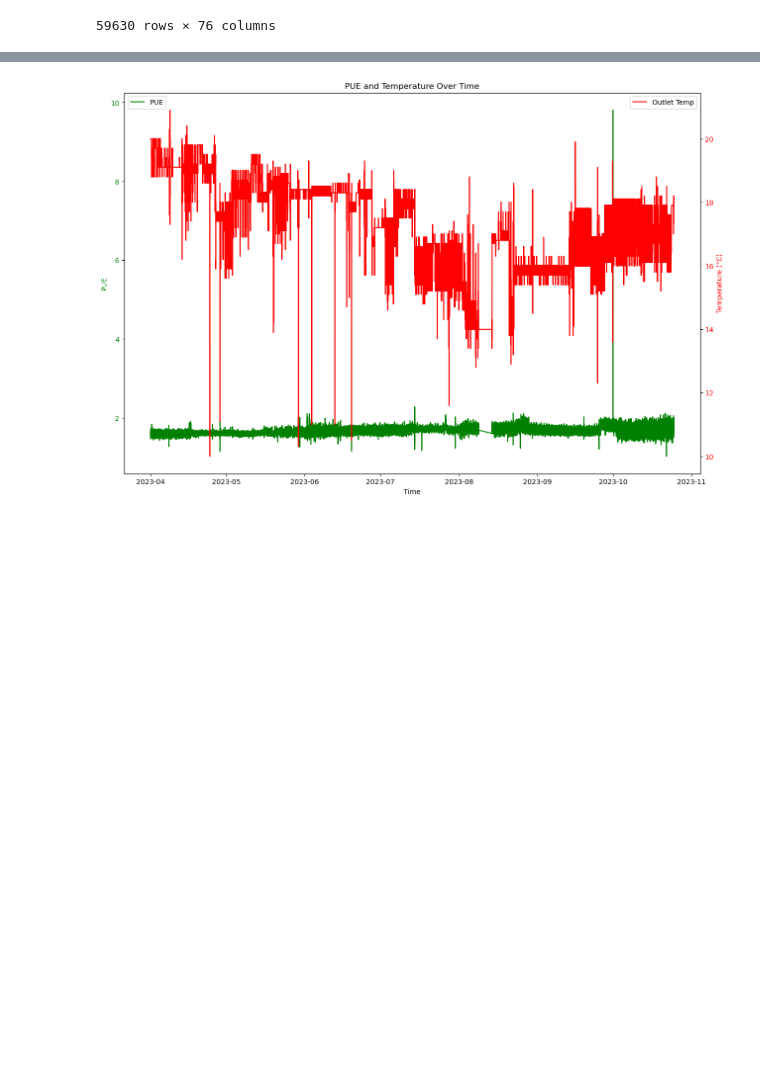
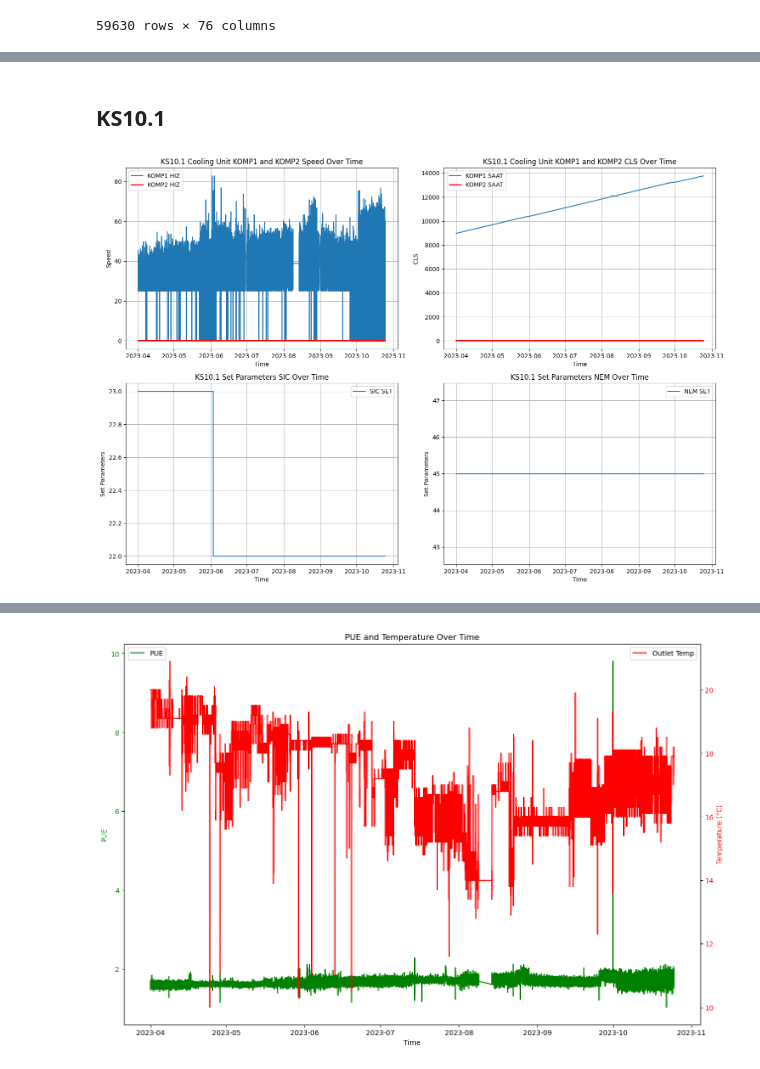
Before and after one commit to boraaktas/INDR491, a Jupyter notebook: jupyter/KS10_PREDICTION.ipynb, the cells around one changed output, grey strips where cells are left out. Drawn from its saved outputs; the diff is of its cells as text; code cells hidden in the pictures; blank space fills up the shorter version.

```diff
--- a/jupyter/KS10_PREDICTION.ipynb
+++ b/jupyter/KS10_PREDICTION.ipynb
@@ -33,0 +120,48 @@ FINAL_DF
+# %% [markdown]
+## KS10.1
+# %%
+# plot everything about KS10.1 with subplots FOR EACH ROW FOR SUBPLOTS PLOT 2 GRAPHS
+plt.figure(figsize=(15, 20))
+
+# Subplot for KS10.1 Cooling Unit Speed for KOMP1
+plt.subplot(4, 2, 1)
+plt.plot(FINAL_DF['Timestamp'], FINAL_DF['I_KOMP1_HIZ'], label='KOMP1 HIZ')
+plt.plot(FINAL_DF['Timestamp'], FINAL_DF['I_KOMP2_HIZ'], label='KOMP2 HIZ', color='r', linewidth=2)
+plt.title('KS10.1 Cooling Unit KOMP1 and KOMP2 Speed Over Time')
+plt.xlabel('Time')
+plt.ylabel('Speed')
+plt.grid()
+plt.legend()
+
+# Subplot for KS10.1 Cooling Unit CLS for KOMP1
+plt.subplot(4, 2, 2)
+plt.plot(FINAL_DF['Timestamp'], FINAL_DF['I_KOMP1_SAAT'], label='KOMP1 SAAT')
+plt.plot(FINAL_DF['Timestamp'], FINAL_DF['I_KOMP2_SAAT'], label='KOMP2 SAAT', color='r', linewidth=2)
+plt.title('KS10.1 Cooling Unit KOMP1 and KOMP2 CLS Over Time')
+plt.xlabel('Time')
+plt.ylabel('CLS')
+plt.grid()
+plt.legend()
+
+# Subplot for KS10.1 Cooling Unit Set Parameters SIC
+plt.subplot(4, 2, 3)
+plt.plot(FINAL_DF['Timestamp'], FINAL_DF['I_SIC_SET'], label='SIC SET')
+plt.title('KS10.1 Set Parameters SIC Over Time')
+plt.xlabel('Time')
+plt.ylabel('Set Parameters')
+plt.grid()
+plt.legend()
+
+# Subplot for KS10.1 Cooling Unit Set Parameters NEM
+plt.subplot(4, 2, 4)
+plt.plot(FINAL_DF['Timestamp'], FINAL_DF['I_NEM_SET'], label='NEM SET')
+plt.title('KS10.1 Set Parameters NEM Over Time')
+plt.xlabel('Time')
+plt.ylabel('Set Parameters')
+plt.grid()
+plt.legend()
+
+plt.tight_layout()
+plt.show()
+# %% [output]
+[figure, added]
```
Also changed, not shown: parts of 21 cells of this notebook.
